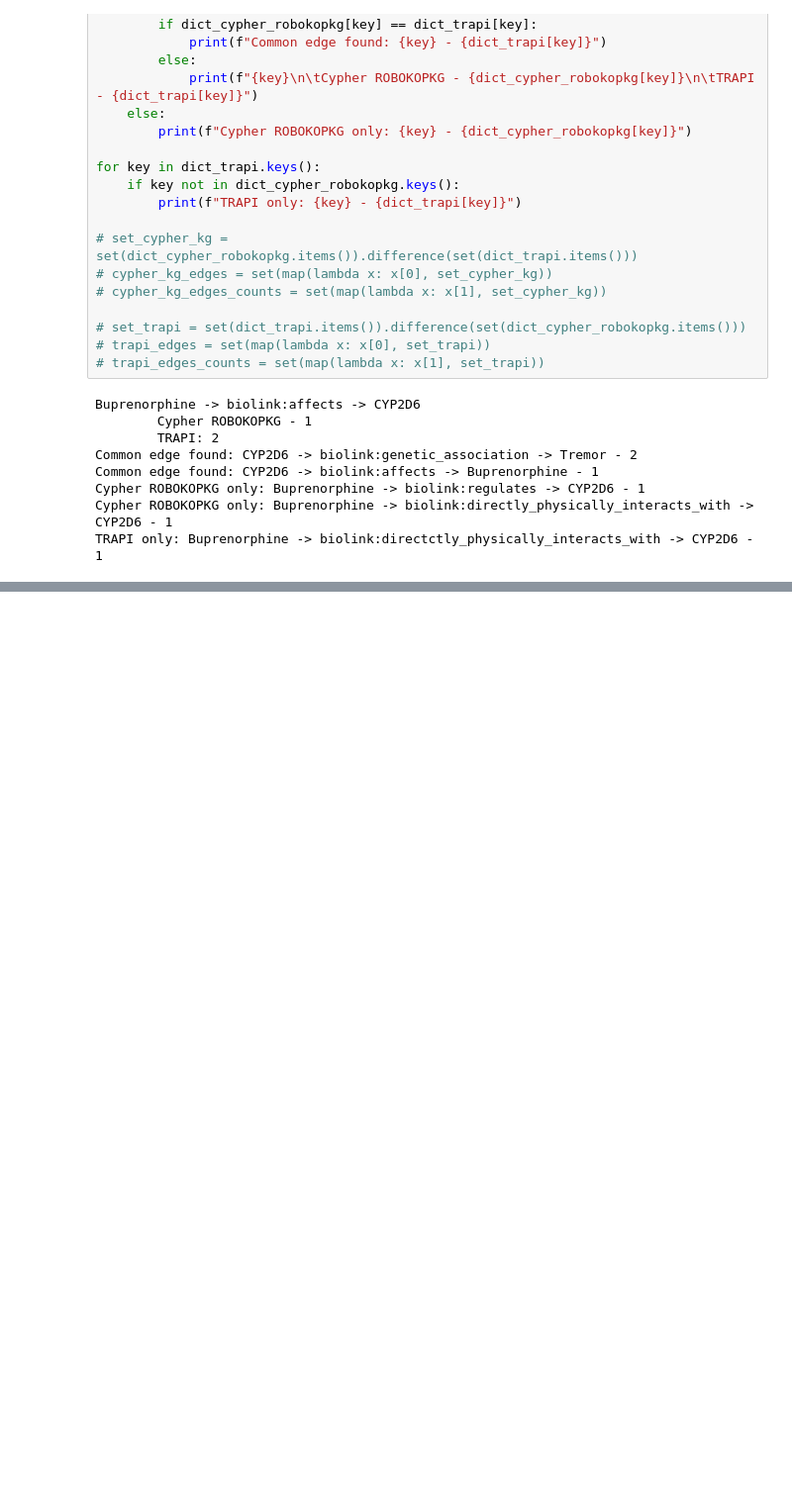
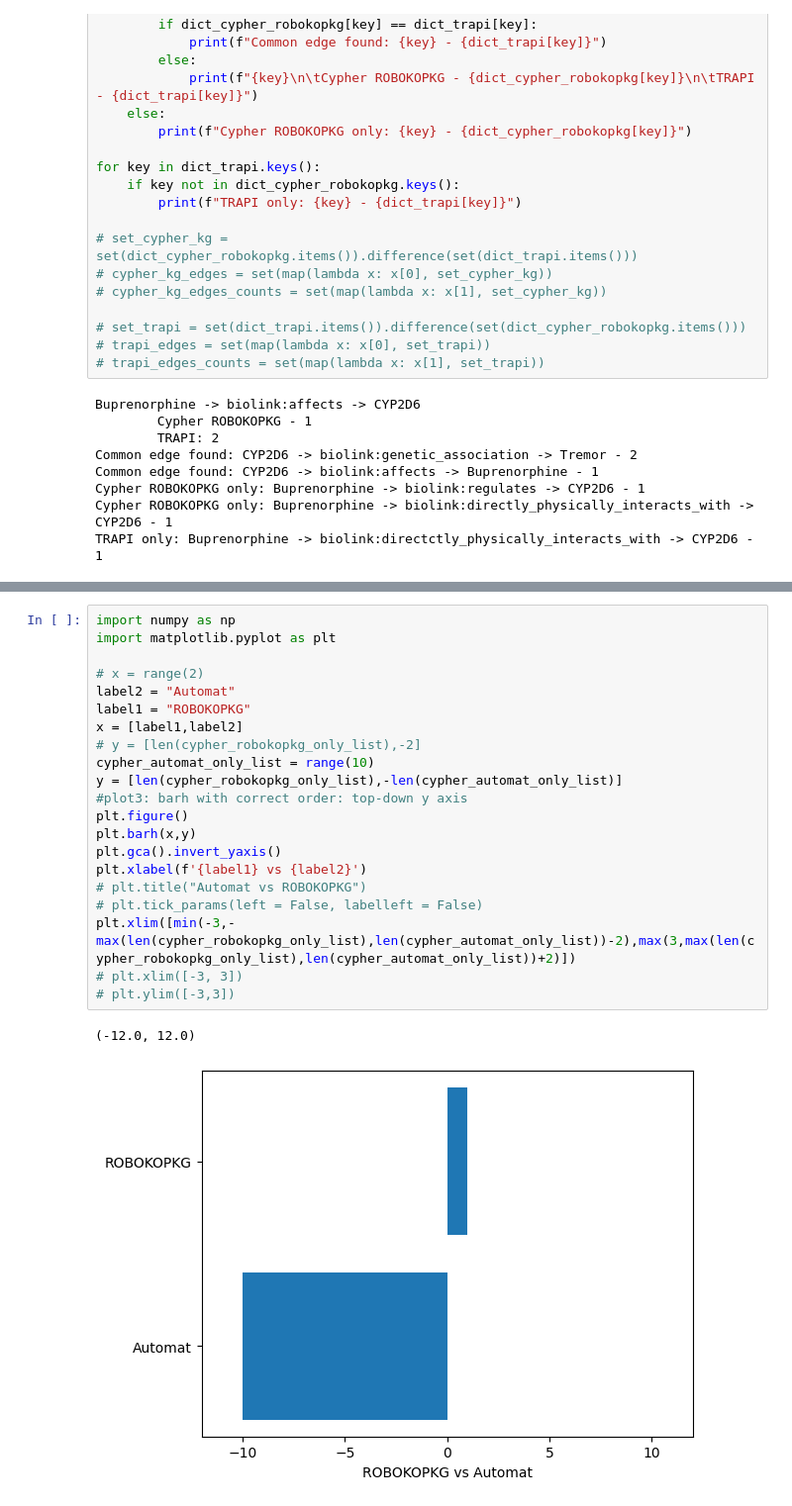
Before and after one commit to RobokopU24/RoboDocumentation, a Jupyter notebook: Documentation/HelloRobokop/HelloRobokop_TRAPI_Cypher_compare.ipynb, the cells around one changed output, grey strips where cells are left out. Shown: that part at 99% size. Saved outputs shown, nothing was run; the diff lists cells and outputs as text; blank space fills up the shorter version.

```diff
--- a/Documentation/HelloRobokop/HelloRobokop_TRAPI_Cypher_compare.ipynb
+++ b/Documentation/HelloRobokop/HelloRobokop_TRAPI_Cypher_compare.ipynb
@@ -495,0 +565,24 @@ plt.show()
+# %%
+import numpy as np
+import matplotlib.pyplot as plt
+
+# x = range(2)
+label2 = "Automat"
+label1 = "ROBOKOPKG"
+x = [label1,label2]
+# y = [len(cypher_robokopkg_only_list),-2]
+cypher_automat_only_list = range(10)
+y = [len(cypher_robokopkg_only_list),-len(cypher_automat_only_list)]
+#plot3: barh with correct order: top-down y axis
+plt.figure()
+plt.barh(x,y)
+plt.gca().invert_yaxis()
+plt.xlabel(f'{label1} vs {label2}')
+# plt.title("Automat vs ROBOKOPKG")
+# plt.tick_params(left = False, labelleft = False)
+plt.xlim([min(-3,-max(len(cypher_robokopkg_only_list),len(cypher_automat_only_list))-2),max(3,max(len(cypher_robokopkg_only_list),len(cypher_automat_only_list))+2)])
+# plt.xlim([-3, 3])
+# plt.ylim([-3,3])
+# %% [output]
+(-12.0, 12.0)
+[figure, added]
```
Also changed, not shown: parts of 11 cells of this notebook.
